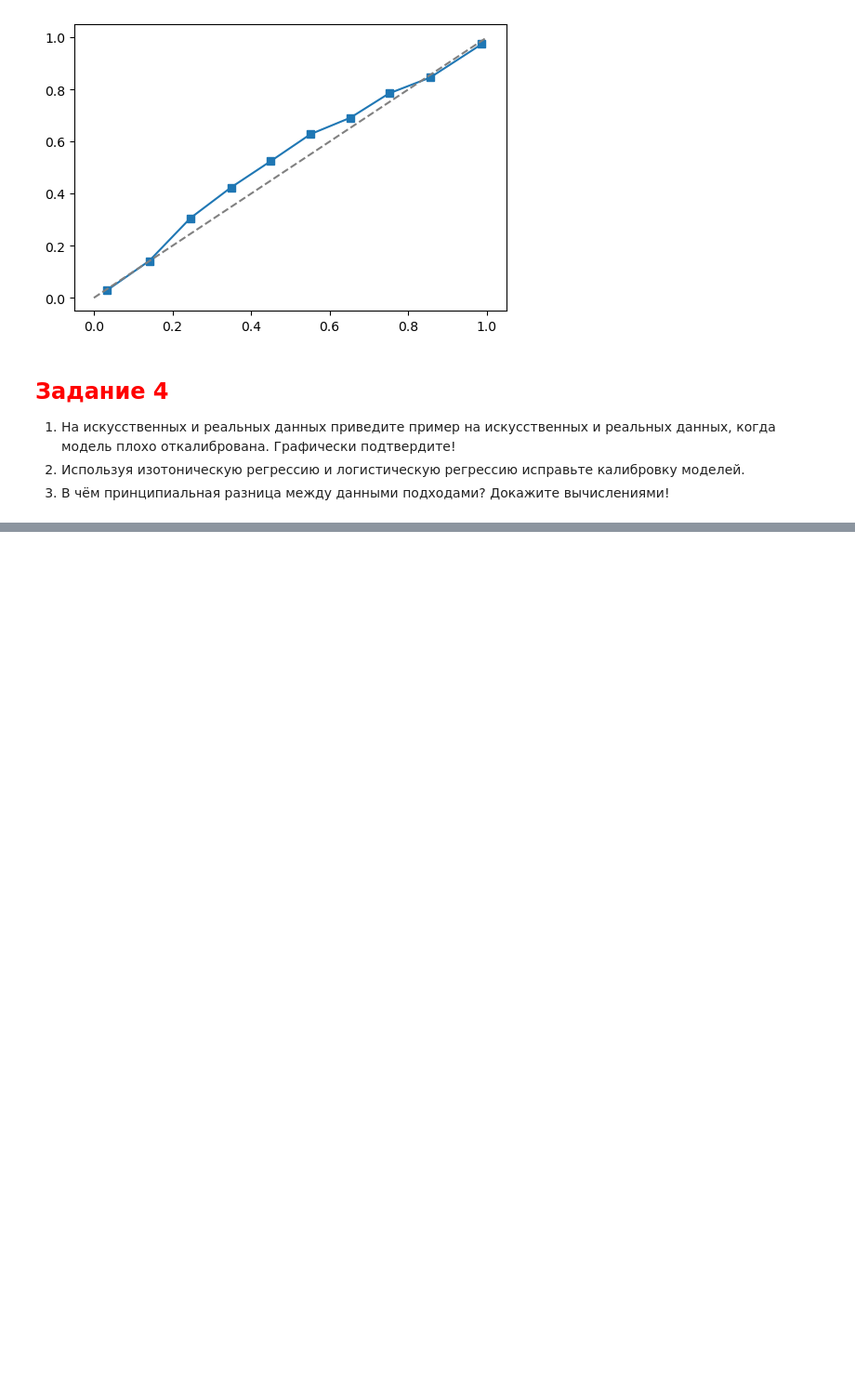
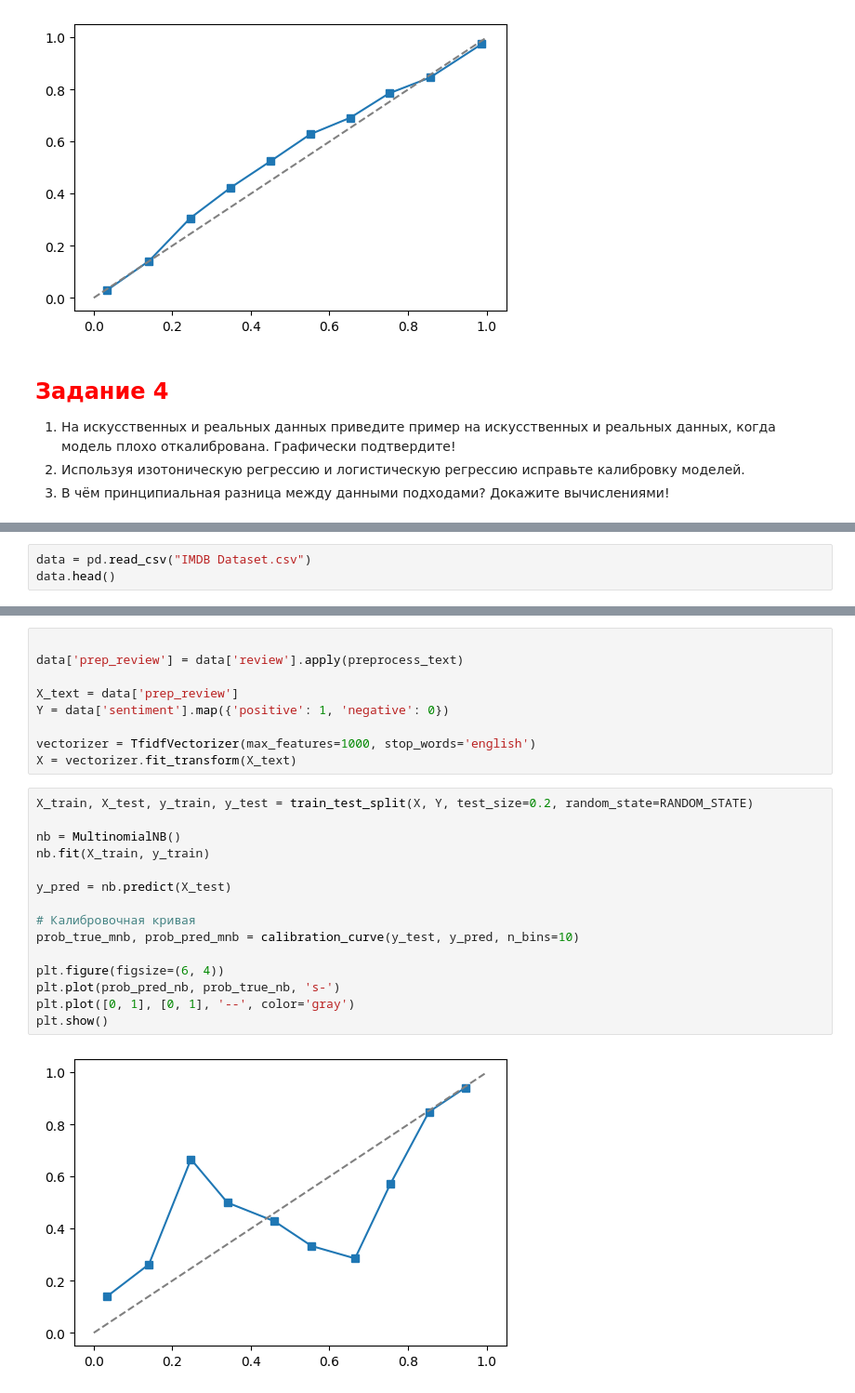
Before and after one commit to Dragoh54/MachineLearning-Labs, a Jupyter notebook: lab8/2024_ML_LR8_MACS.ipynb, the cells around one changed output, grey strips where cells are left out. Shown at 93% size. Saved outputs shown, nothing was run; the diff lists cells and outputs as text; blank space fills up the shorter version.

```diff
--- a/lab8/2024_ML_LR8_MACS.ipynb
+++ b/lab8/2024_ML_LR8_MACS.ipynb
@@ -689,0 +713,3 @@ plt.show()
+# %%
+data = pd.read_csv("IMDB Dataset.csv")
+data.head()
@@ -689,0 +723,26 @@ plt.show()
+# %%
+
+data['prep_review'] = data['review'].apply(preprocess_text)
+
+X_text = data['prep_review']
+Y = data['sentiment'].map({'positive': 1, 'negative': 0})
+
+vectorizer = TfidfVectorizer(max_features=1000, stop_words='english')
+X = vectorizer.fit_transform(X_text)
+# %%
+X_train, X_test, y_train, y_test = train_test_split(X, Y, test_size=0.2, random_state=RANDOM_STATE)
+
+nb = MultinomialNB()
+nb.fit(X_train, y_train)
+
+y_pred = nb.predict(X_test)
+
+# Калибровочная кривая
+prob_true_mnb, prob_pred_mnb = calibration_curve(y_test, y_pred, n_bins=10)
+
+plt.figure(figsize=(6, 4))
+plt.plot(prob_pred_nb, prob_true_nb, 's-')
+plt.plot([0, 1], [0, 1], '--', color='gray')
+plt.show()
+# %% [output]
+[figure, added]
```
Also changed, not shown: parts of 15 cells of this notebook.
